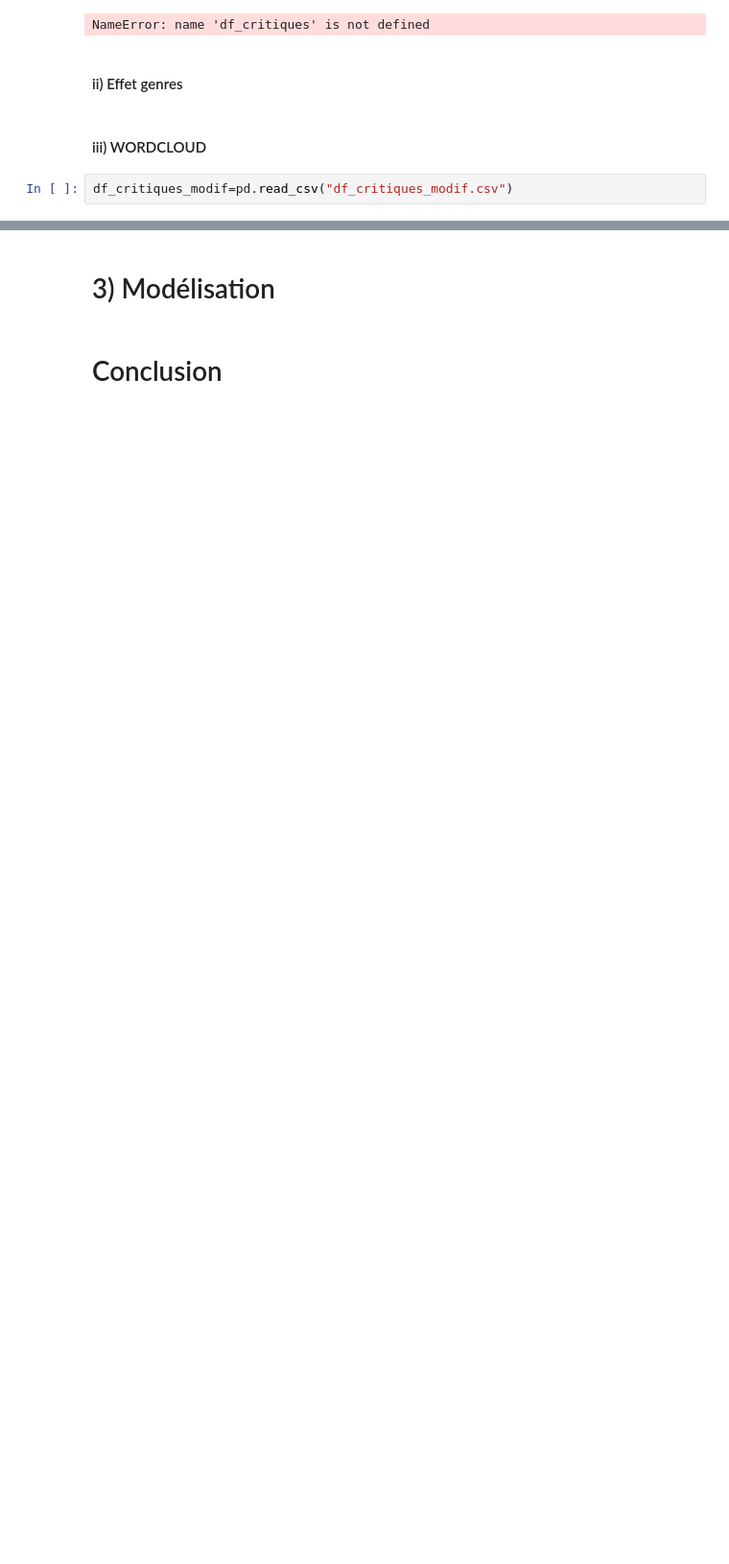
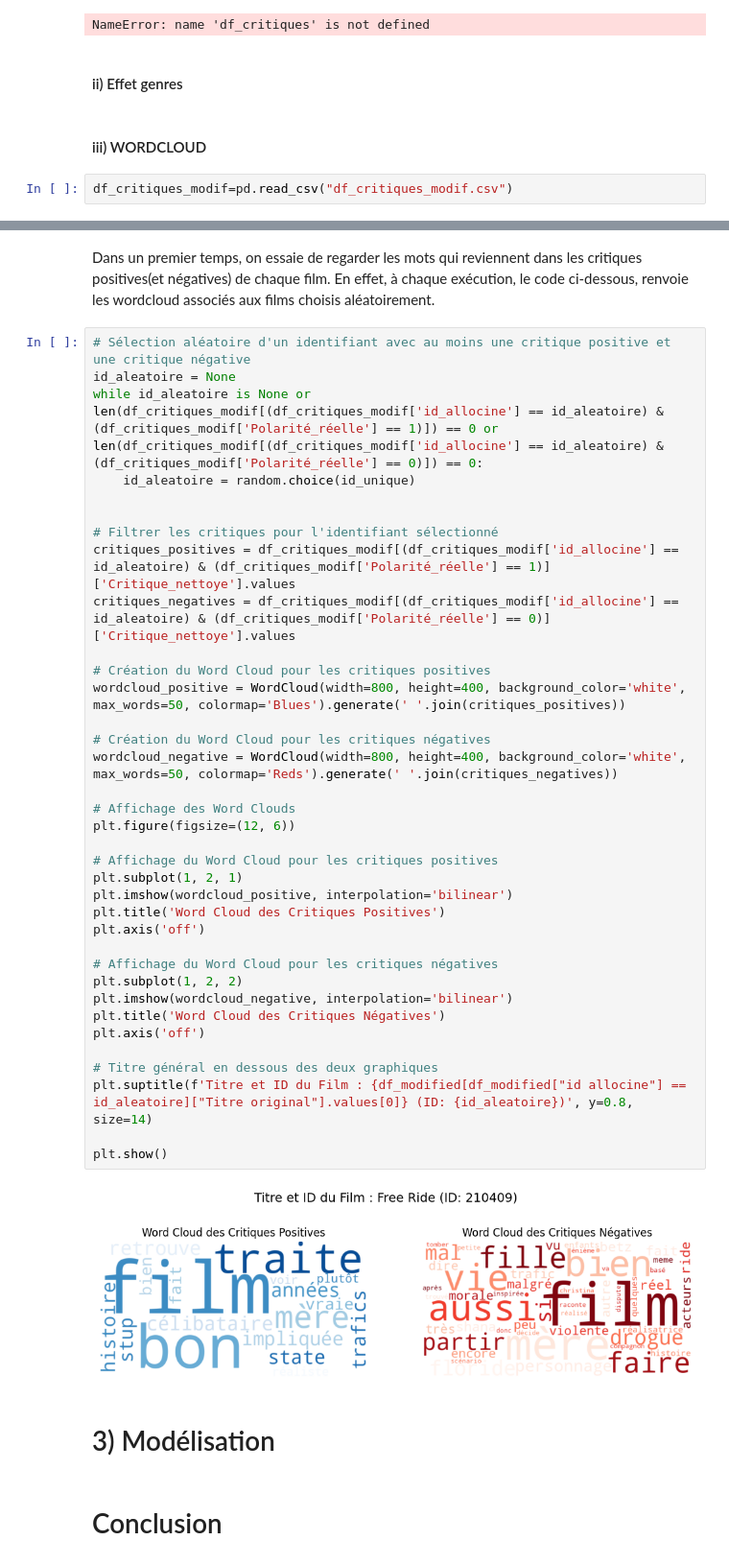
Before and after one commit to mass2330/python_ds_film, a Jupyter notebook: notebook_final.ipynb, the cells around one changed output, grey strips where cells are left out. Shown at 96% size. Cells and saved outputs as stored; diff of their text form; blank space fills up the shorter version.

```diff
--- a/notebook_final.ipynb
+++ b/notebook_final.ipynb
@@ -1821,3 +1834,43 @@ plt.show()
+# %% [markdown]
+Dans un premier temps, on essaie de regarder les mots qui reviennent dans les critiques positives(et négatives) de chaque film. En effet, à chaque exécution, le code ci-dessous, renvoie les wordcloud associés aux films choisis aléatoirement.
+# %%
+# Sélection aléatoire d'un identifiant avec au moins une critique positive et une critique négative
+id_aleatoire = None
+while id_aleatoire is None or len(df_critiques_modif[(df_critiques_modif['id_allocine'] == id_aleatoire) & (df_critiques_modif['Polarité_réelle'] == 1)]) == 0 or len(df_critiques_modif[(df_critiques_modif['id_allocine'] == id_aleatoire) & (df_critiques_modif['Polarité_réelle'] == 0)]) == 0:
+    id_aleatoire = random.choice(id_unique)
+
+
+# Filtrer les critiques pour l'identifiant sélectionné
+critiques_positives = df_critiques_modif[(df_critiques_modif['id_allocine'] == id_aleatoire) & (df_critiques_modif['Polarité_réelle'] == 1)]['Critique_nettoye'].values
+critiques_negatives = df_critiques_modif[(df_critiques_modif['id_allocine'] == id_aleatoire) & (df_critiques_modif['Polarité_réelle'] == 0)]['Critique_nettoye'].values
+
+# Création du Word Cloud pour les critiques positives
+wordcloud_positive = WordCloud(width=800, height=400, background_color='white', max_words=50, colormap='Blues').generate(' '.join(critiques_positives))
+
+# Création du Word Cloud pour les critiques négatives
+wordcloud_negative = WordCloud(width=800, height=400, background_color='white', max_words=50, colormap='Reds').generate(' '.join(critiques_negatives))
+
+# Affichage des Word Clouds
+plt.figure(figsize=(12, 6))
+
+# Affichage du Word Cloud pour les critiques positives
+plt.subplot(1, 2, 1)
+plt.imshow(wordcloud_positive, interpolation='bilinear')
+plt.title('Word Cloud des Critiques Positives')
+plt.axis('off')
+
+# Affichage du Word Cloud pour les critiques négatives
+plt.subplot(1, 2, 2)
+plt.imshow(wordcloud_negative, interpolation='bilinear')
+plt.title('Word Cloud des Critiques Négatives')
+plt.axis('off')
+
+# Titre général en dessous des deux graphiques
+plt.suptitle(f'Titre et ID du Film : {df_modified[df_modified["id allocine"] == id_aleatoire]["Titre original"].values[0]} (ID: {id_aleatoire})', y=0.8, size=14)
+
+plt.show()
+# %% [output]
+[figure, added]
 # %% [markdown]
 # 3) Modélisation
 # %% [markdown]
```
Also changed, not shown: parts of 6 cells of this notebook.
